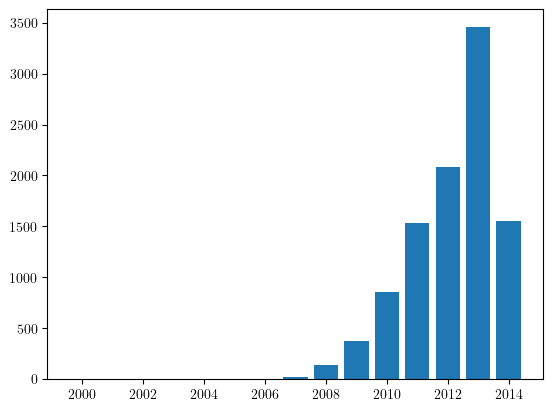
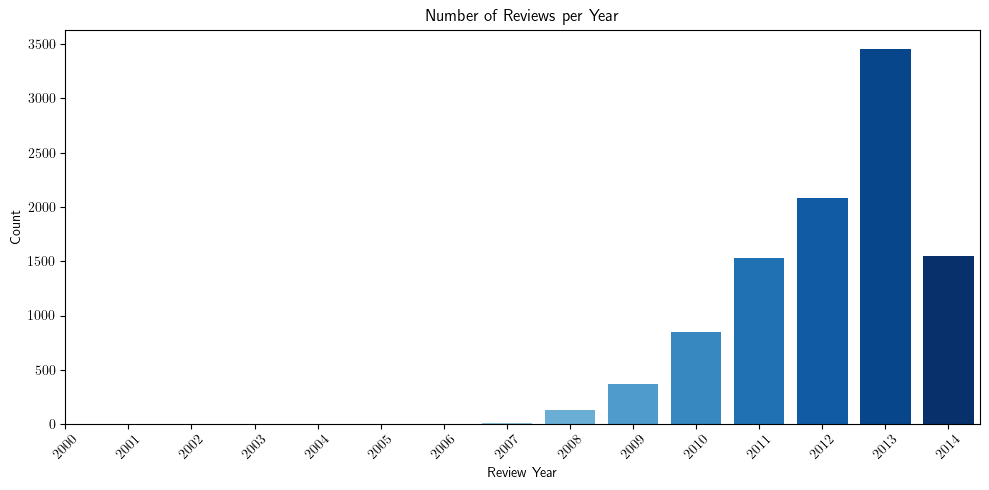
Code edit (unified diff) that turned the first committed figure into the second:
--- before
+++ after
@@ -2,4 +2,14 @@
 
 df_years = df_years.sort_values(by='review_year')
+gradient = np.linspace(0, 1, len(df_years))
+colors = plt.cm.Blues(gradient)
 
-plt.bar(df_years['review_year'],df_years['count'])
+plt.figure(figsize=(10, 5))
+plt.bar(df_years['review_year'], df_years['count'], color=colors)
+plt.xlim(2000, 2014.5)
+plt.xticks(range(2000, 2015), rotation=45)
+plt.xlabel('Review Year')
+plt.ylabel('Count')
+plt.title('Number of Reviews per Year')
+plt.tight_layout()
+plt.show()

Commit: improving data_analysis